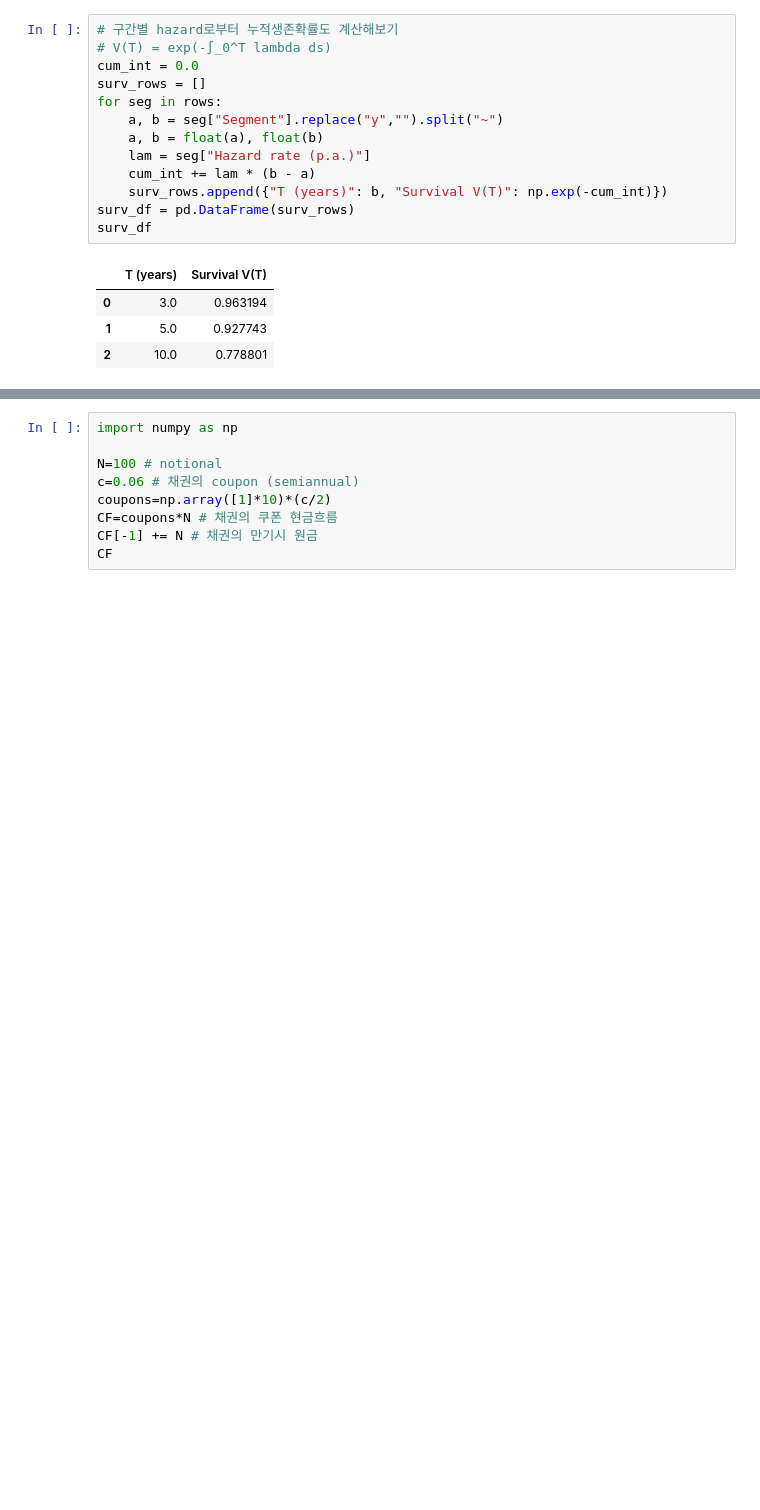
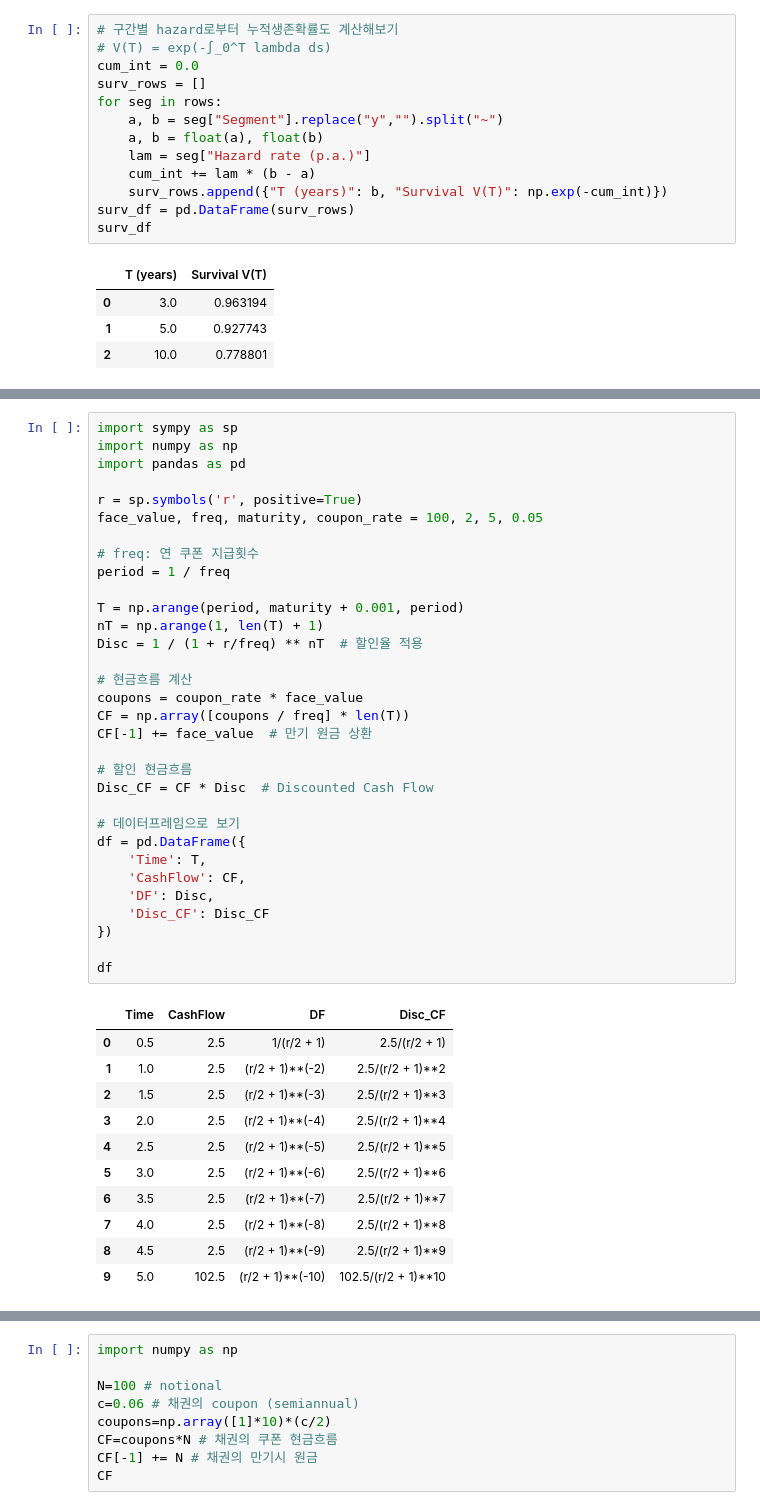
Before and after one commit to HST0077/HYOTC, a Jupyter notebook: PD_estimation.ipynb, the cells around one changed output, grey strips where cells are left out. Saved outputs shown, nothing was run; the diff lists cells and outputs as text; blank space fills up the shorter version.

```diff
--- a/PD_estimation.ipynb
+++ b/PD_estimation.ipynb
@@ -67,0 +70,44 @@ surv_df
+# %%
+import sympy as sp
+import numpy as np
+import pandas as pd
+
+r = sp.symbols('r', positive=True)
+face_value, freq, maturity, coupon_rate = 100, 2, 5, 0.05
+
+# freq: 연 쿠폰 지급횟수
+period = 1 / freq
+
+T = np.arange(period, maturity + 0.001, period)
+nT = np.arange(1, len(T) + 1)
+Disc = 1 / (1 + r/freq) ** nT  # 할인율 적용
+
+# 현금흐름 계산
+coupons = coupon_rate * face_value
+CF = np.array([coupons / freq] * len(T))
+CF[-1] += face_value  # 만기 원금 상환
+
+# 할인 현금흐름
+Disc_CF = CF * Disc  # Discounted Cash Flow
+
+# 데이터프레임으로 보기
+df = pd.DataFrame({
+    'Time': T,
+    'CashFlow': CF,
+    'DF': Disc,
+    'Disc_CF': Disc_CF
+})
+
+df
+# %% [output]
+|  | Time | CashFlow | DF | Disc_CF |
+| 0 | 0.5 | 2.5 | 1/(r/2 + 1) | 2.5/(r/2 + 1) |
+| 1 | 1.0 | 2.5 | (r/2 + 1)**(-2) | 2.5/(r/2 + 1)**2 |
+| 2 | 1.5 | 2.5 | (r/2 + 1)**(-3) | 2.5/(r/2 + 1)**3 |
+| 3 | 2.0 | 2.5 | (r/2 + 1)**(-4) | 2.5/(r/2 + 1)**4 |
+| 4 | 2.5 | 2.5 | (r/2 + 1)**(-5) | 2.5/(r/2 + 1)**5 |
+| 5 | 3.0 | 2.5 | (r/2 + 1)**(-6) | 2.5/(r/2 + 1)**6 |
+| 6 | 3.5 | 2.5 | (r/2 + 1)**(-7) | 2.5/(r/2 + 1)**7 |
+| 7 | 4.0 | 2.5 | (r/2 + 1)**(-8) | 2.5/(r/2 + 1)**8 |
+| 8 | 4.5 | 2.5 | (r/2 + 1)**(-9) | 2.5/(r/2 + 1)**9 |
+| 9 | 5.0 | 102.5 | (r/2 + 1)**(-10) | 102.5/(r/2 + 1)**10 |
```
Also changed, not shown: parts of 4 cells of this notebook.
